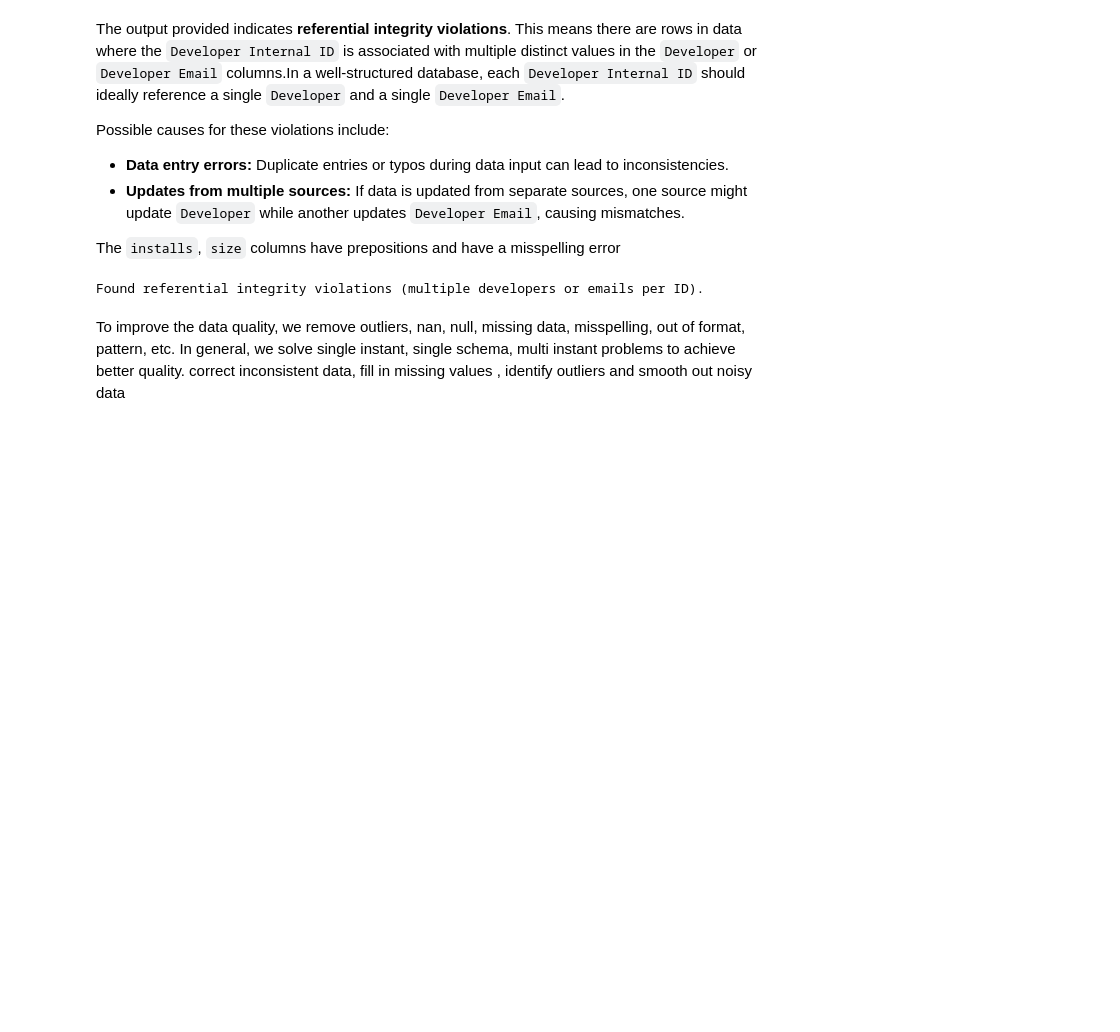
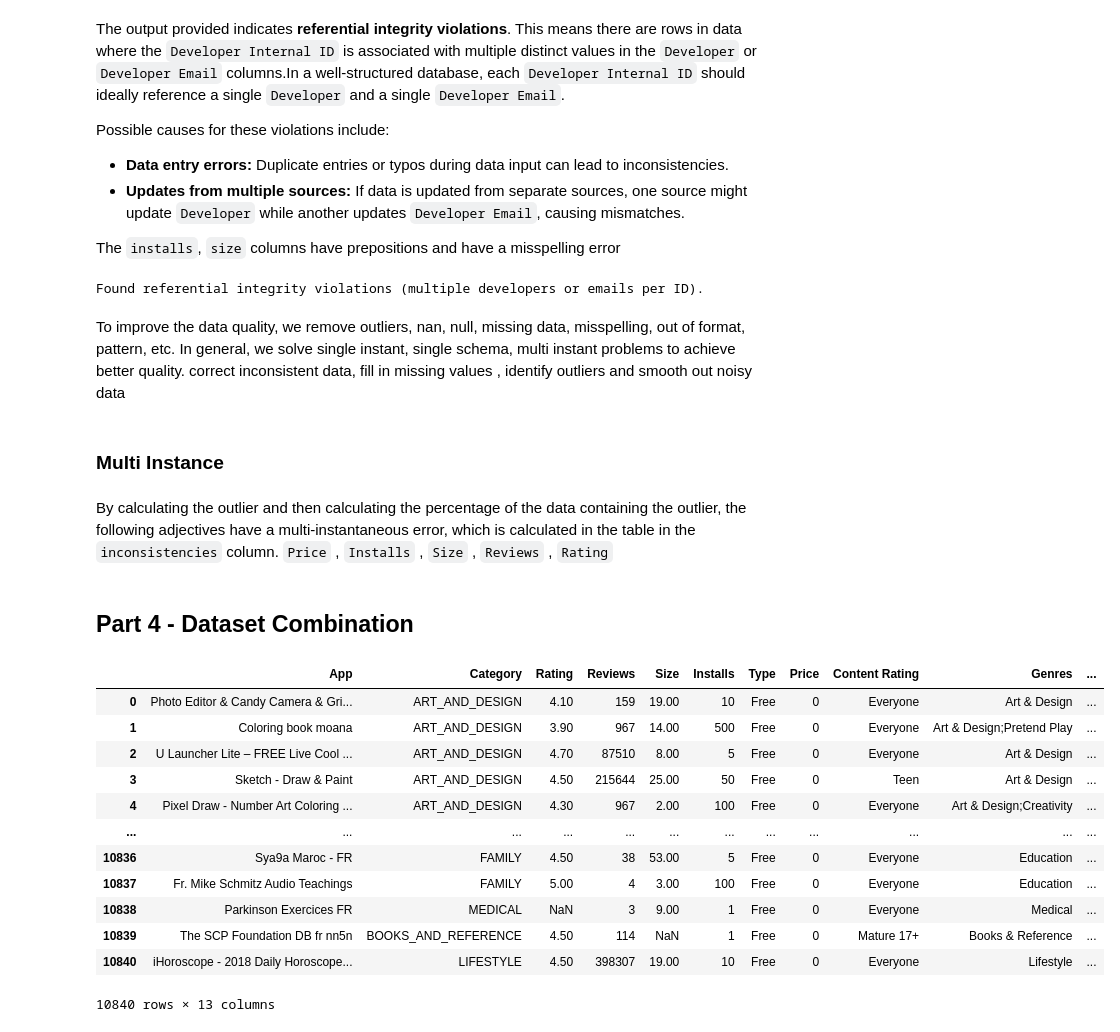
Before and after one commit to tahmine-t/DataMining_Prj, a Jupyter notebook: datamining_1.ipynb, the cells around one changed output. Drawn from its saved outputs; the diff is of its cells as text; code cells hidden in the pictures; blank space fills up the shorter version.

```diff
--- a/datamining_1.ipynb
+++ b/datamining_1.ipynb
@@ -445,3 +458,26 @@ Found referential integrity violations (multiple developers or emails per ID).
 # %% [markdown]
 To improve the data quality, we remove outliers, nan, null, missing data, misspelling, out of format, pattern, etc. In general, we solve single instant, single schema, multi instant problems to achieve better quality.
 correct inconsistent data, fill in missing values , identify outliers and smooth out noisy data
+# %% [markdown]
+### Multi Instance
+# %% [markdown]
+By calculating the outlier and then calculating the percentage of the data containing the outlier, the following adjectives have a multi-instantaneous error, which is calculated in the table in the `inconsistencies`  column.
+`Price` , `Installs` , `Size` , `Reviews` , `Rating`
+# %% [markdown]
+## Part 4 - Dataset Combination
+# %%
+df
+# %% [output]
+|  | App | Category | Rating | Reviews | Size | Installs | Type | Price | Content Rating | Genres | ... |
+| 0 | Photo Editor & Candy Camera & Gri... | ART_AND_DESIGN | 4.10 | 159 | 19.00 | 10 | Free | 0 | Everyone | Art & Design | ... |
+| 1 | Coloring book moana | ART_AND_DESIGN | 3.90 | 967 | 14.00 | 500 | Free | 0 | Everyone | Art & Design;Pretend Play | ... |
+| 2 | U Launcher Lite – FREE Live Cool ... | ART_AND_DESIGN | 4.70 | 87510 | 8.00 | 5 | Free | 0 | Everyone | Art & Design | ... |
+| 3 | Sketch - Draw & Paint | ART_AND_DESIGN | 4.50 | 215644 | 25.00 | 50 | Free | 0 | Teen | Art & Design | ... |
+| 4 | Pixel Draw - Number Art Coloring ... | ART_AND_DESIGN | 4.30 | 967 | 2.00 | 100 | Free | 0 | Everyone | Art & Design;Creativity | ... |
+| ... | ... | ... | ... | ... | ... | ... | ... | ... | ... | ... | ... |
+| 10836 | Sya9a Maroc - FR | FAMILY | 4.50 | 38 | 53.00 | 5 | Free | 0 | Everyone | Education | ... |
+| 10837 | Fr. Mike Schmitz Audio Teachings | FAMILY | 5.00 | 4 | 3.00 | 100 | Free | 0 | Everyone | Education | ... |
+| 10838 | Parkinson Exercices FR | MEDICAL | NaN | 3 | 9.00 | 1 | Free | 0 | Everyone | Medical | ... |
+| 10839 | The SCP Foundation DB fr nn5n | BOOKS_AND_REFERENCE | 4.50 | 114 | NaN | 1 | Free | 0 | Mature 17+ | Books & Reference | ... |
+| 10840 | iHoroscope - 2018 Daily Horoscope... | LIFESTYLE | 4.50 | 398307 | 19.00 | 10 | Free | 0 | Everyone | Lifestyle | ... |
+10840 rows × 13 columns
```
Also changed, not shown: parts of 106 cells of this notebook, 1 other file.
